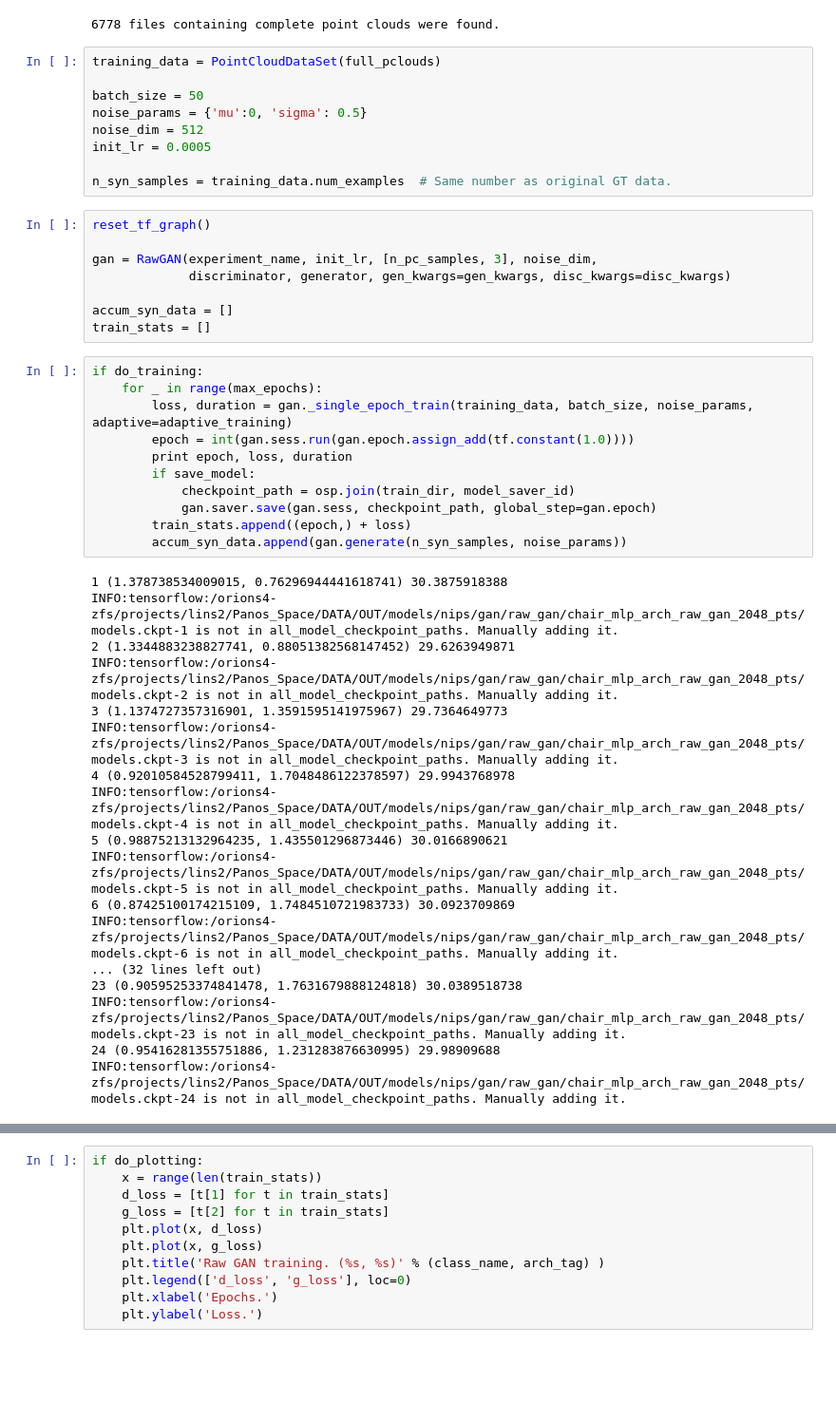
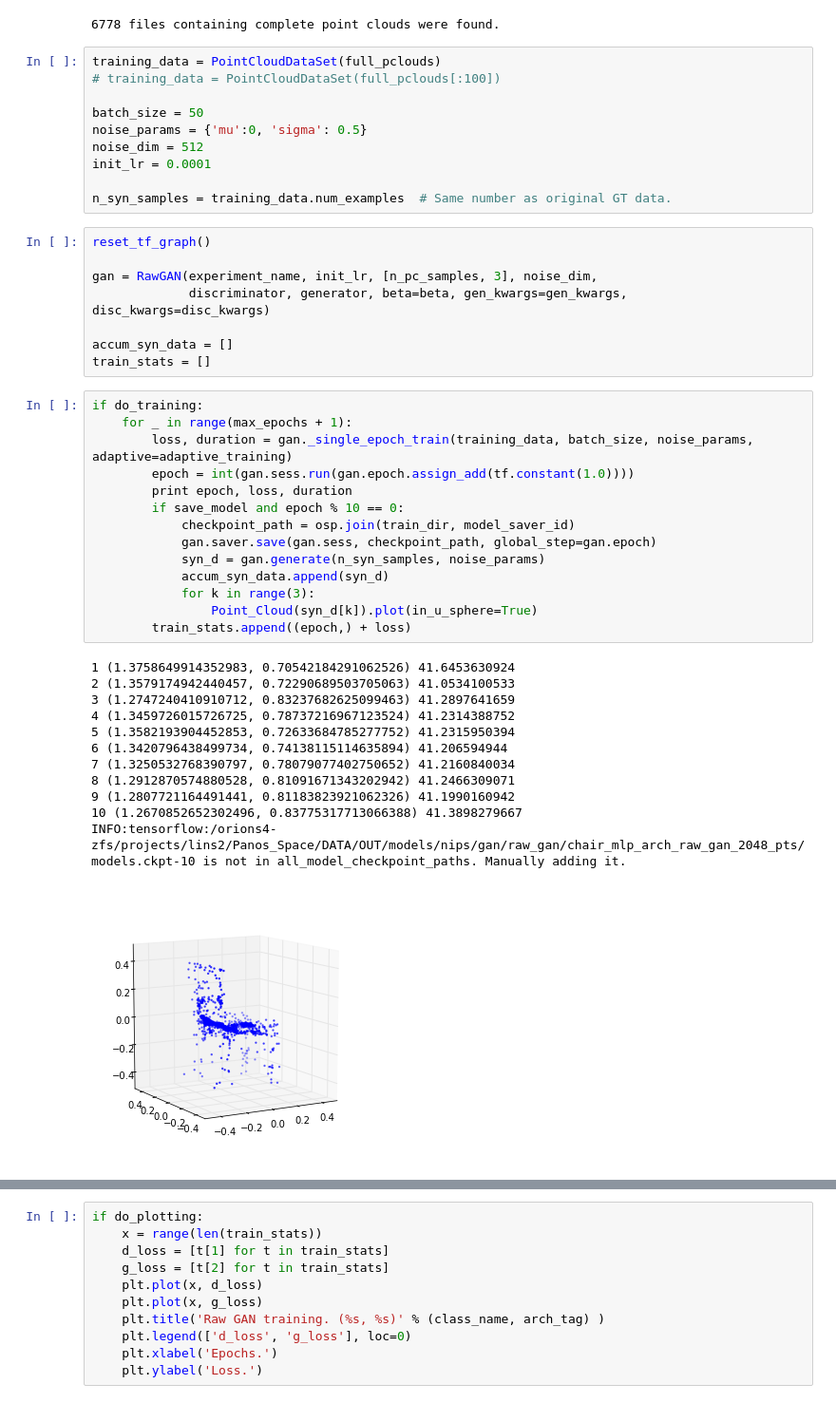
Before and after one commit to optas/tf_lab, a Jupyter notebook: notebooks/panos/nips/training/raw_gan_1.ipynb, the cells around one changed output, grey strips where cells are left out. Shown at 95% size. Saved outputs shown, nothing was run; the diff lists cells and outputs as text; blank space fills up the shorter version.

```diff
--- a/notebooks/panos/nips/training/raw_gan_1.ipynb
+++ b/notebooks/panos/nips/training/raw_gan_1.ipynb
@@ -98,47 +84,46 @@ print '%d files containing complete point clouds were found.' % (len(full_pcloud
 6778 files containing complete point clouds were found.
 # %%
 training_data = PointCloudDataSet(full_pclouds)
+# training_data = PointCloudDataSet(full_pclouds[:100])
 
 batch_size = 50
 noise_params = {'mu':0, 'sigma': 0.5}
 noise_dim = 512
-init_lr = 0.0005
+init_lr = 0.0001
 
 n_syn_samples = training_data.num_examples  # Same number as original GT data.
 # %%
 reset_tf_graph()
 
 gan = RawGAN(experiment_name, init_lr, [n_pc_samples, 3], noise_dim,
-             discriminator, generator, gen_kwargs=gen_kwargs, disc_kwargs=disc_kwargs)
+             discriminator, generator, beta=beta, gen_kwargs=gen_kwargs, disc_kwargs=disc_kwargs)
 
 accum_syn_data = []
 train_stats = []
 # %%
 if do_training:
-    for _ in range(max_epochs):
+    for _ in range(max_epochs + 1):
         loss, duration = gan._single_epoch_train(training_data, batch_size, noise_params, adaptive=adaptive_training)
         epoch = int(gan.sess.run(gan.epoch.assign_add(tf.constant(1.0))))
         print epoch, loss, duration
-        if save_model:
+        if save_model and epoch % 10 == 0:
             checkpoint_path = osp.join(train_dir, model_saver_id)
             gan.saver.save(gan.sess, checkpoint_path, global_step=gan.epoch)
+            syn_d = gan.generate(n_syn_samples, noise_params)
+            accum_syn_data.append(syn_d)
+            for k in range(3):
+                Point_Cloud(syn_d[k]).plot(in_u_sphere=True)
         train_stats.append((epoch,) + loss)
-        accum_syn_data.append(gan.generate(n_syn_samples, noise_params))
 # %% [output]
-1 (1.378738534009015, 0.76296944441618741) 30.3875918388
-INFO:tensorflow:/orions4-zfs/projects/lins2/Panos_Space/DATA/OUT/models/nips/gan/raw_gan/chair_mlp_arch_raw_gan_2048_pts/models.ckpt-1 is not in all_model_checkpoint_paths. Manually adding it.
-2 (1.3344883238827741, 0.88051382568147452) 29.6263949871
-INFO:tensorflow:/orions4-zfs/projects/lins2/Panos_Space/DATA/OUT/models/nips/gan/raw_gan/chair_mlp_arch_raw_gan_2048_pts/models.ckpt-2 is not in all_model_checkpoint_paths. Manually adding it.
-3 (1.1374727357316901, 1.3591595141975967) 29.7364649773
-INFO:tensorflow:/orions4-zfs/projects/lins2/Panos_Space/DATA/OUT/models/nips/gan/raw_gan/chair_mlp_arch_raw_gan_2048_pts/models.ckpt-3 is not in all_model_checkpoint_paths. Manually adding it.
-4 (0.92010584528799411, 1.7048486122378597) 29.9943768978
-INFO:tensorflow:/orions4-zfs/projects/lins2/Panos_Space/DATA/OUT/models/nips/gan/raw_gan/chair_mlp_arch_raw_gan_2048_pts/models.ckpt-4 is not in all_model_checkpoint_paths. Manually adding it.
-5 (0.98875213132964235, 1.435501296873446) 30.0166890621
-INFO:tensorflow:/orions4-zfs/projects/lins2/Panos_Space/DATA/OUT/models/nips/gan/raw_gan/chair_mlp_arch_raw_gan_2048_pts/models.ckpt-5 is not in all_model_checkpoint_paths. Manually adding it.
-6 (0.87425100174215109, 1.7484510721983733) 30.0923709869
-INFO:tensorflow:/orions4-zfs/projects/lins2/Panos_Space/DATA/OUT/models/nips/gan/raw_gan/chair_mlp_arch_raw_gan_2048_pts/models.ckpt-6 is not in all_model_checkpoint_paths. Manually adding it.
-... (32 lines left out)
-23 (0.90595253374841478, 1.7631679888124818) 30.0389518738
-INFO:tensorflow:/orions4-zfs/projects/lins2/Panos_Space/DATA/OUT/models/nips/gan/raw_gan/chair_mlp_arch_raw_gan_2048_pts/models.ckpt-23 is not in all_model_checkpoint_paths. Manually adding it.
-24 (0.95416281355751886, 1.231283876630995) 29.98909688
-INFO:tensorflow:/orions4-zfs/projects/lins2/Panos_Space/DATA/OUT/models/nips/gan/raw_gan/chair_mlp_arch_raw_gan_2048_pts/models.ckpt-24 is not in all_model_checkpoint_paths. Manually adding it.
+1 (1.3758649914352983, 0.70542184291062526) 41.6453630924
+2 (1.3579174942440457, 0.72290689503705063) 41.0534100533
+3 (1.2747240410910712, 0.83237682625099463) 41.2897641659
+4 (1.3459726015726725, 0.78737216967123524) 41.2314388752
+5 (1.3582193904452853, 0.72633684785277752) 41.2315950394
+6 (1.3420796438499734, 0.74138115114635894) 41.206594944
+7 (1.3250532768390797, 0.78079077402750652) 41.2160840034
+8 (1.2912870574880528, 0.81091671343202942) 41.2466309071
+9 (1.2807721164491441, 0.81183823921062326) 41.1990160942
+10 (1.2670852652302496, 0.83775317713066388) 41.3898279667
+INFO:tensorflow:/orions4-zfs/projects/lins2/Panos_Space/DATA/OUT/models/nips/gan/raw_gan/chair_mlp_arch_raw_gan_2048_pts/models.ckpt-10 is not in all_model_checkpoint_paths. Manually adding it.
+[figure, added]
```
Also changed, not shown: parts of 6 cells of this notebook, 9 other files.
